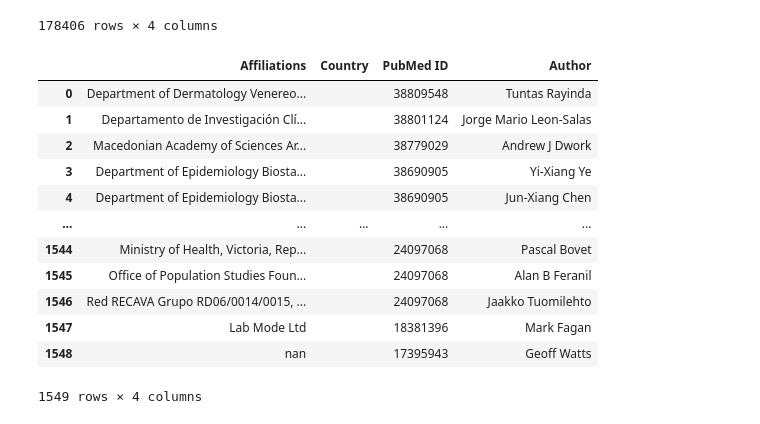
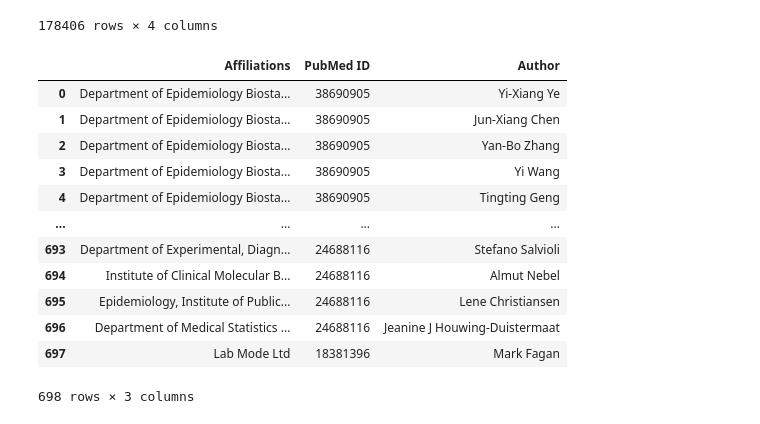
Before and after one commit to cge-tubingens/paper-fetcher, a Jupyter notebook: notebooks/03_explo_no_semicolon.ipynb, the cells around one changed output. Saved outputs shown, nothing was run; the diff lists cells and outputs as text; code cells hidden in the pictures.

```diff
--- a/notebooks/03_explo_no_semicolon.ipynb
+++ b/notebooks/03_explo_no_semicolon.ipynb
@@ -293 +397,4 @@ df_count.columns = recover_columns_names(df_count)
+# %%
+df_africa = africa_trans.fit_transform(df_america)
+df_africa.columns = recover_columns_names(df_africa)
 # %%
@@ -336,21 +441,37 @@ country_trnsf = ColumnTransformer([
 ], remainder='passthrough').set_output(transform='pandas')
+# %%
+df_asia = asia_trans.fit_transform(df_africa)
+df_asia.columns = recover_columns_names(df_asia)
+# %%
+australasia_pipe = Pipeline([
+    ('aus', CountryRecoder(country_name="Australia", aliases=aus_locus).set_output(transform='pandas')),
+    ('nz', CountryRecoder(country_name="New Zealand", aliases=nz_locus).set_output(transform='pandas')),
+    ('fij', CountryRecoder(country_name="Fiji", aliases=fij_locus).set_output(transform='pandas')),
+    ('sam', CountryRecoder(country_name="Samoa", aliases=sam_locus).set_output(transform='pandas')),
+])
+
+australasia_trans = ColumnTransformer([
+    ('australasia', australasia_pipe, ['Affiliations', 'Country'])
+], remainder='passthrough').set_output(transform='pandas')
 # %%
-df_count = country_trnsf.fit_transform(df_nosemi)
+df_count = australasia_trans.fit_transform(df_asia)
 df_count.columns = recover_columns_names(df_count)
 # %%
 nocountry = df_count[df_count['Country'] == ''].reset_index(drop=True)
+nocountry = nocountry.drop(columns=['Country'], inplace=False)
+nocountry = nocountry[nocountry['Affiliations'] != 'nan'].reset_index(drop=True)
 nocountry
 # %% [output]
-|  | Affiliations | Country | PubMed ID | Author |
-| 0 | Department of Dermatology Venereo... |  | 38809548 | Tuntas Rayinda |
-| 1 | Departamento de Investigación Clí... |  | 38801124 | Jorge Mario Leon-Salas |
-| 2 | Macedonian Academy of Sciences Ar... |  | 38779029 | Andrew J Dwork |
-| 3 | Department of Epidemiology Biosta... |  | 38690905 | Yi-Xiang Ye |
-| 4 | Department of Epidemiology Biosta... |  | 38690905 | Jun-Xiang Chen |
-| ... | ... | ... | ... | ... |
-| 1544 | Ministry of Health, Victoria, Rep... |  | 24097068 | Pascal Bovet |
-| 1545 | Office of Population Studies Foun... |  | 24097068 | Alan B Feranil |
-| 1546 | Red RECAVA Grupo RD06/0014/0015, ... |  | 24097068 | Jaakko Tuomilehto |
-| 1547 | Lab Mode Ltd |  | 18381396 | Mark Fagan |
-| 1548 | nan |  | 17395943 | Geoff Watts |
+|  | Affiliations | PubMed ID | Author |
+| 0 | Department of Epidemiology Biosta... | 38690905 | Yi-Xiang Ye |
+| 1 | Department of Epidemiology Biosta... | 38690905 | Jun-Xiang Chen |
+| 2 | Department of Epidemiology Biosta... | 38690905 | Yan-Bo Zhang |
+| 3 | Department of Epidemiology Biosta... | 38690905 | Yi Wang |
+| 4 | Department of Epidemiology Biosta... | 38690905 | Tingting Geng |
+| ... | ... | ... | ... |
+| 693 | Department of Experimental, Diagn... | 24688116 | Stefano Salvioli |
+| 694 | Institute of Clinical Molecular B... | 24688116 | Almut Nebel |
+| 695 | Epidemiology, Institute of Public... | 24688116 | Lene Christiansen |
+| 696 | Department of Medical Statistics ... | 24688116 | Jeanine J Houwing-Duistermaat |
+| 697 | Lab Mode Ltd | 18381396 | Mark Fagan |
-1549 rows × 4 columns
+698 rows × 3 columns
```
Also changed, not shown: parts of 10 cells of this notebook, 2 other files.
